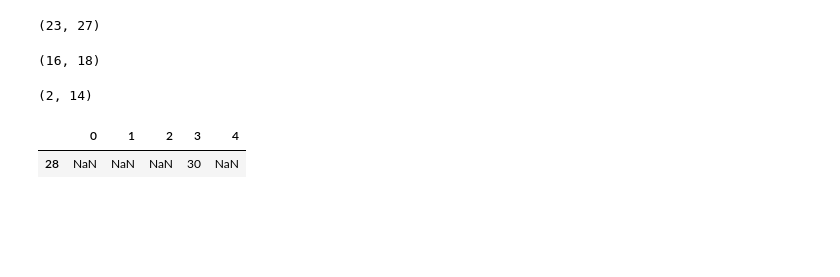
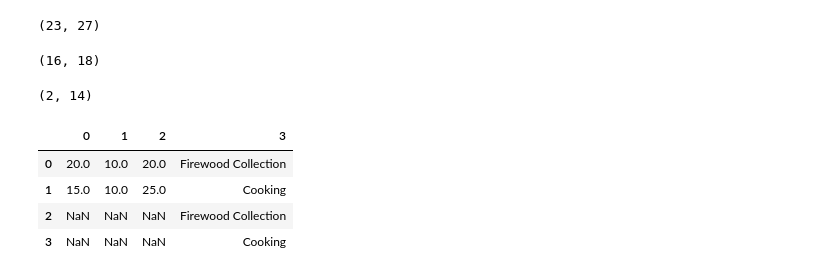
Before and after one commit to guillermosanchezg/NAUTIA, a Jupyter notebook: DesarrolloPy/NotebookTransform.ipynb, the cells around one changed output. Cells and saved outputs as stored; diff of their text form; code cells hidden in the pictures; blank space fills up the shorter version.

```diff
--- a/DesarrolloPy/NotebookTransform.ipynb
+++ b/DesarrolloPy/NotebookTransform.ipynb
@@ -417,5 +443,0 @@ mkCSV(S_Hospital,"S_Hospital.csv")
-# %%
-S_Hospital
-# %% [output]
-|  | 0 | 1 | 2 | 3 | 4 |
-| 28 | NaN | NaN | NaN | 30 | NaN |
@@ -421,0 +460,23 @@ S_Hospital
+# %%
+SE_WorkType = ["Firewood Collection", "Cooking"]
+SE_WorkType = pd.DataFrame(SE_WorkType)
+mkCSV(SE_WorkType,"SE_WorkType.csv")
+
+df1 = dfFix(GeneralCitizen,"Firewood_collection:Childs","Cooking:Childs_001")
+df2 = dfFix(GeneralCitizen,"Cooking:Childs_001","TICs_Knowledge:Phone_Call")
+df1 = df1.transpose()
+df2 = df2.transpose()
+df1 = df1.reset_index(drop = True)
+df2 = df2.reset_index(drop = True)
+SE_WorkType_has_Community = concatDF(df1,df2).T
+SE_WorkType = ["Firewood Collection", "Cooking"]
+SE_WorkType_has_Community = concatDF(SE_WorkType_has_Community,pd.DataFrame(SE_WorkType))
+mkCSV(SE_WorkType_has_Community,"SE_WorkType_has_Community.csv")
+# %%
+SE_WorkType_has_Community
+# %% [output]
+|  | 0 | 1 | 2 | 3 |
+| 0 | 20.0 | 10.0 | 20.0 | Firewood Collection |
+| 1 | 15.0 | 10.0 | 25.0 | Cooking |
+| 2 | NaN | NaN | NaN | Firewood Collection |
+| 3 | NaN | NaN | NaN | Cooking |
```
Also changed, not shown: parts of 9 cells of this notebook, 50 other files.
